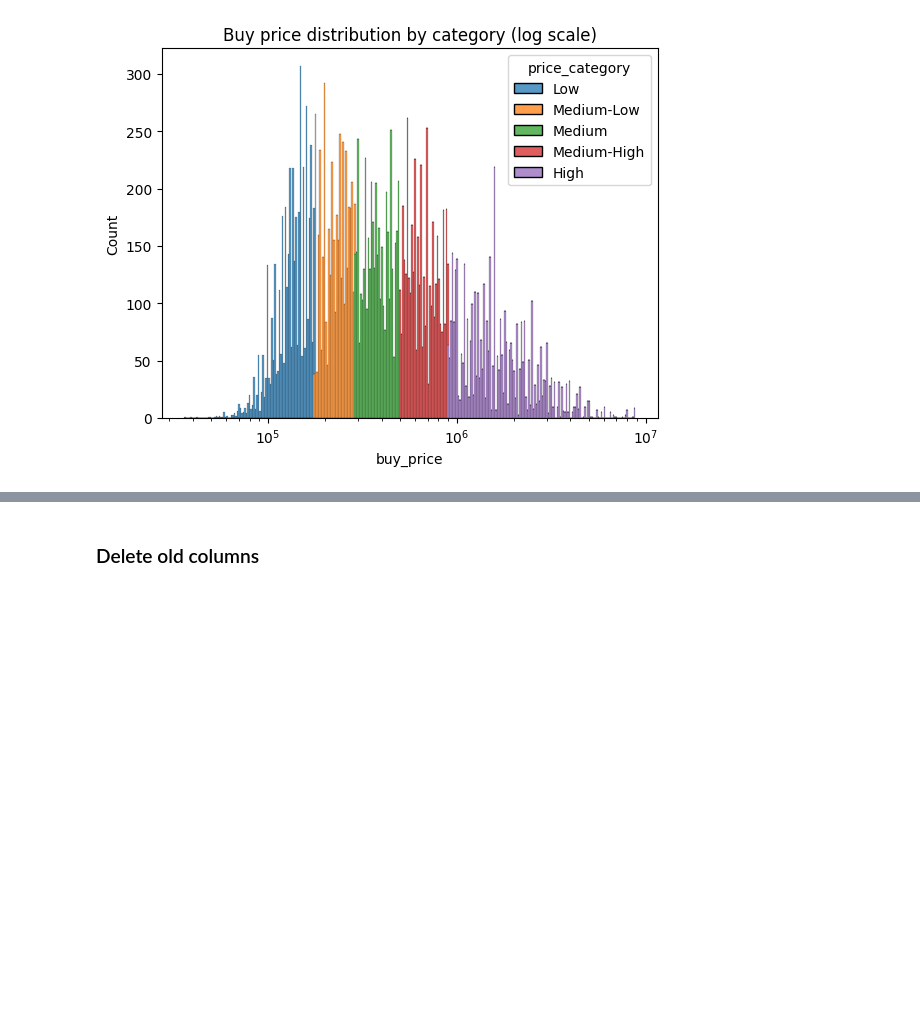
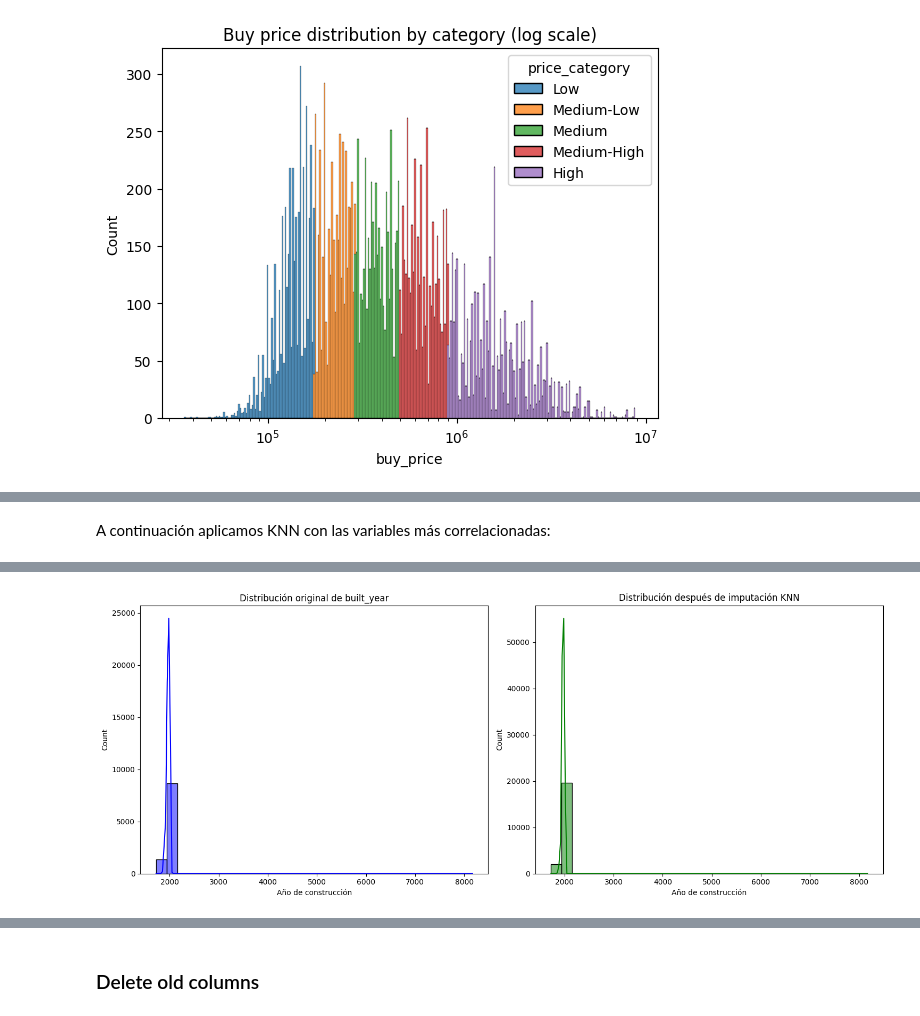
Before and after one commit to carleslobon/MD2, a Jupyter notebook: preprocessing/preprocessing_final.ipynb, the cells around one changed output, grey strips where cells are left out. Drawn from its saved outputs; the diff is of its cells as text; code cells hidden in the pictures; blank space fills up the shorter version.

```diff
--- a/preprocessing/preprocessing_final.ipynb
+++ b/preprocessing/preprocessing_final.ipynb
@@ -907,0 +1245,76 @@ High: [899000.0, 8800000.0)
+# %% [markdown]
+A continuación aplicamos KNN con las variables más correlacionadas:
+# %%
+# Seleccionar las características más correlacionadas con built_year para la imputación
+features_for_imputation = [
+    'n_floors', 'has_pool', 'has_parking', 'is_parking_included_in_price',
+    'has_green_zones', 'has_storage_room', 'has_terrace',
+    'has_fitted_wardrobes', 'has_garden', 'is_accessible',
+    'sq_mt_allotment', 'has_ac', 'n_bathrooms', 'is_floor_under'
+]
+
+# Crear un nuevo DataFrame temporal
+# Combinamos las columnas relevantes de df_full con el índice de df
+imputation_data = pd.DataFrame(index=df.index)
+imputation_data['built_year'] = df['built_year'].copy()
+
+# Añadir las columnas de características desde df_full
+for col in features_for_imputation:
+    if col in df_full.columns:
+        imputation_data[col] = df_full.loc[df.index, col].copy()
+
+available_features = [col for col in features_for_imputation if col in imputation_data.columns]
+
+# Imputar valores nulos en las características (no en built_year)
+for col in available_features:
+    if imputation_data[col].isnull().sum() > 0:
+        # Para características binarias (-1, 0, 1)
+        if imputation_data[col].nunique() <= 3:
+            most_common = imputation_data[col].mode().iloc[0]
+            imputation_data[col].fillna(most_common, inplace=True)
+        # Para características numéricas
+        else:
+            imputation_data[col].fillna(imputation_data[col].median(), inplace=True)
+
+print("\nVerificando que no queden nulos en las características:")
+print(imputation_data[available_features].isnull().sum())
+
+# Estandarizar las características para que tengan la misma escala
+scaler = StandardScaler()
+features_scaled = scaler.fit_transform(imputation_data[available_features])
+imputation_scaled = pd.DataFrame(features_scaled, columns=available_features, index=imputation_data.index)
+imputation_scaled['built_year'] = imputation_data['built_year']
+
+# Aplicar KNNImputer
+imputer = KNNImputer(n_neighbors=7)
+imputed_array = imputer.fit_transform(imputation_scaled)
+
+# Convertir el resultado a DataFrame con los mismos índices
+imputed_df = pd.DataFrame(imputed_array, columns=imputation_scaled.columns, index=imputation_scaled.index)
+
+# Guardar una copia de los años originales antes de la imputación
+built_year_original = df['built_year'].copy()
+
+# Actualizar SOLO los valores nulos en df
+mask_null = df['built_year'].isna()
+df.loc[mask_null, 'built_year'] = imputed_df.loc[mask_null, 'built_year']
+df['built_year'] = df['built_year'].round().astype(int)
+
+print(f"\nPorcentaje de valores imputados: {mask_null.mean() * 100:.2f}%")
+
+# Visualizar la distribución antes y después de la imputación
+plt.figure(figsize=(15, 6))
+
+plt.subplot(1, 2, 1)
+sns.histplot(built_year_original.dropna(), kde=True, bins=30, color='blue')
+plt.title('Distribución original de built_year')
+plt.xlabel('Año de construcción')
+
+plt.subplot(1, 2, 2)
+sns.histplot(df['built_year'], kde=True, bins=30, color='green')
+plt.title('Distribución después de imputación KNN')
+plt.xlabel('Año de construcción')
+
+plt.tight_layout()
+plt.show()
+# %% [output]
@@ -907,0 +1339 @@ High: [899000.0, 8800000.0)
+[figure, added]
```
Also changed, not shown: parts of 28 cells of this notebook, 1 other file.
